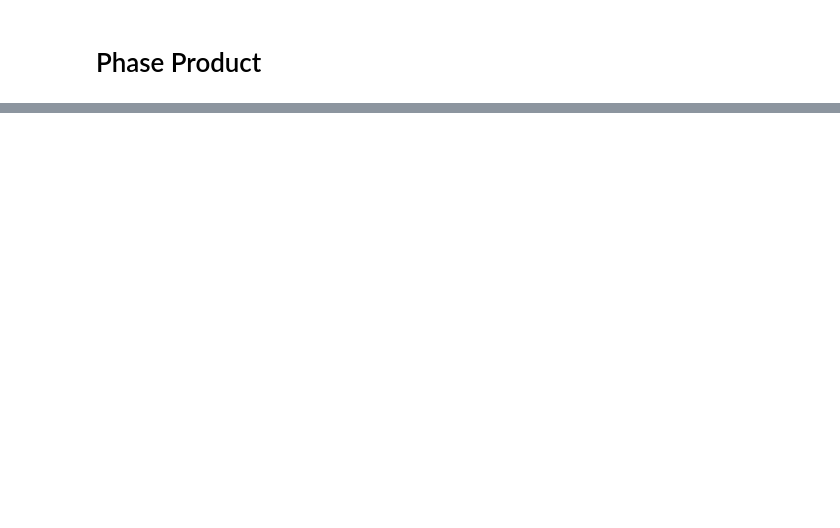
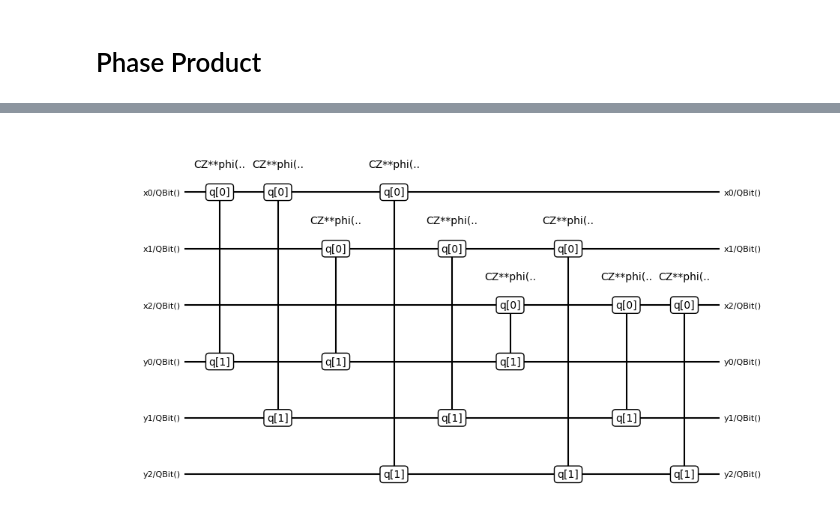
Before and after one commit to yudongcao/Qualtran, a Jupyter notebook: qualtran/bloqs/arithmetic/PhaseProduct.ipynb, the cells around one changed output, grey strips where cells are left out. Drawn from its saved outputs; the diff is of its cells as text; code cells hidden in the pictures; blank space fills up the shorter version.

```diff
--- a/qualtran/bloqs/arithmetic/PhaseProduct.ipynb
+++ b/qualtran/bloqs/arithmetic/PhaseProduct.ipynb
@@ -21,0 +24,5 @@ BloqError: LeftDangle.x0 is not an available Soquet for `CZ**pi/4.q`.
+# %%
+cbloq3 = Base3.decompose_bloq()
+show_bloq(cbloq3, 'musical_score')
+# %% [output]
+[figure, added]
```
Also changed, not shown: parts of 15 cells of this notebook, 2 other files.
